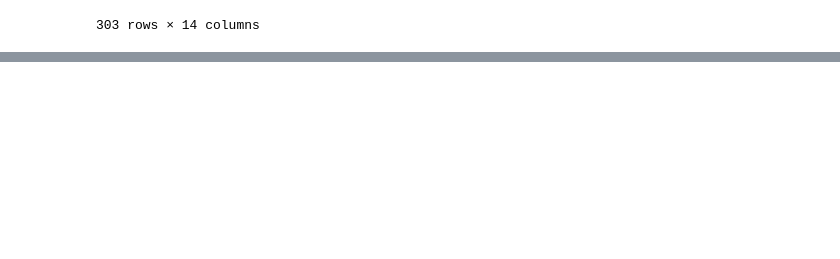
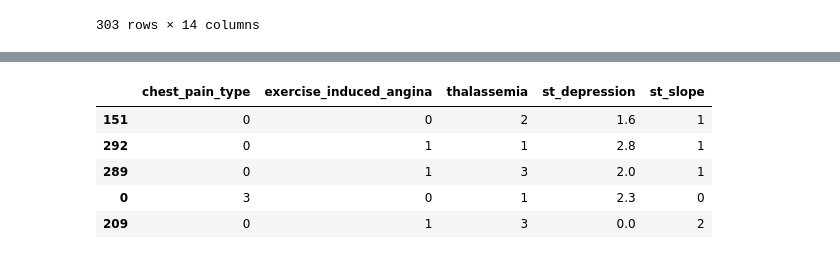
Before and after one commit to judyssc/MachineLearning, a Jupyter notebook: Logistic Regression-xiaolin&guoan.ipynb, the cells around one changed output, grey strips where cells are left out. Cells and saved outputs as stored; diff of their text form; code cells hidden in the pictures; blank space fills up the shorter version.

```diff
--- a/Logistic Regression-xiaolin&guoan.ipynb
+++ b/Logistic Regression-xiaolin&guoan.ipynb
@@ -72,0 +82,10 @@ print(accuracy_score(y_test, y_pred))
+# %%
+x_train, x_test, y_train, y_test = train_test_split(x, y,random_state = 40)
+x_train.head()
+# %% [output]
+|  | chest_pain_type | exercise_induced_angina | thalassemia | st_depression | st_slope |
+| 151 | 0 | 0 | 2 | 1.6 | 1 |
+| 292 | 0 | 1 | 1 | 2.8 | 1 |
+| 289 | 0 | 1 | 3 | 2.0 | 1 |
+| 0 | 3 | 0 | 1 | 2.3 | 0 |
+| 209 | 0 | 1 | 3 | 0.0 | 2 |
```
Also changed, not shown: parts of 15 cells of this notebook.
